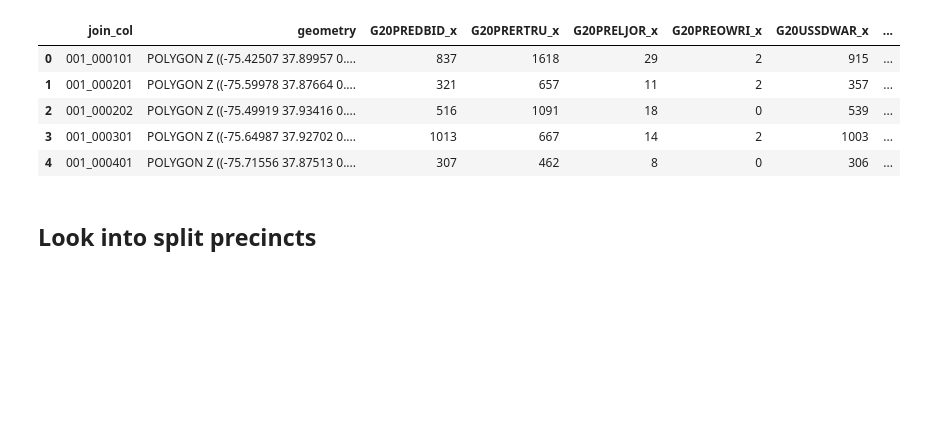
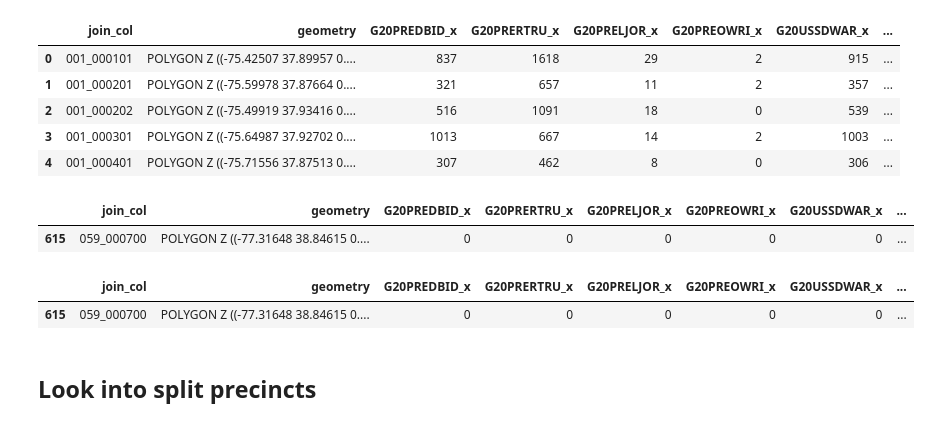
Before and after one commit to nonpartisan-redistricting-datahub/erj-va, a Jupyter notebook: 2020-general/va_gen_20_st_prec.ipynb, the cells around one changed output. Drawn from its saved outputs; the diff is of its cells as text; code cells hidden in the pictures; blank space fills up the shorter version.

```diff
--- a/2020-general/va_gen_20_st_prec.ipynb
+++ b/2020-general/va_gen_20_st_prec.ipynb
@@ -667,3 +667,8 @@ join_attempt_two.head(5)
 | 4 | 001_000401 | POLYGON Z ((-75.71556 37.87513 0.... | 307 | 462 | 8 | 0 | 306 | ... |
 # %%
 final_join = join_attempt_two
+# %%
+join_attempt_two[join_attempt_two['join_col']=='059_000700']
+# %% [output]
+|  | join_col | geometry | G20PREDBID_x | G20PRERTRU_x | G20PRELJOR_x | G20PREOWRI_x | G20USSDWAR_x | ... |
+| 615 | 059_000700 | POLYGON Z ((-77.31648 38.84615 0.... | 0 | 0 | 0 | 0 | 0 | ... |
@@ -670,3 +719,8 @@ final_join = join_attempt_two
+# %%
+join_attempt_two[join_attempt_two['join_col']=='059_000700']
+# %% [output]
+|  | join_col | geometry | G20PREDBID_x | G20PRERTRU_x | G20PRELJOR_x | G20PREOWRI_x | G20USSDWAR_x | ... |
+| 615 | 059_000700 | POLYGON Z ((-77.31648 38.84615 0.... | 0 | 0 | 0 | 0 | 0 | ... |
 # %% [markdown]
 ## Look into split precincts
 # %%
```
Also changed, not shown: parts of 6 cells of this notebook.
